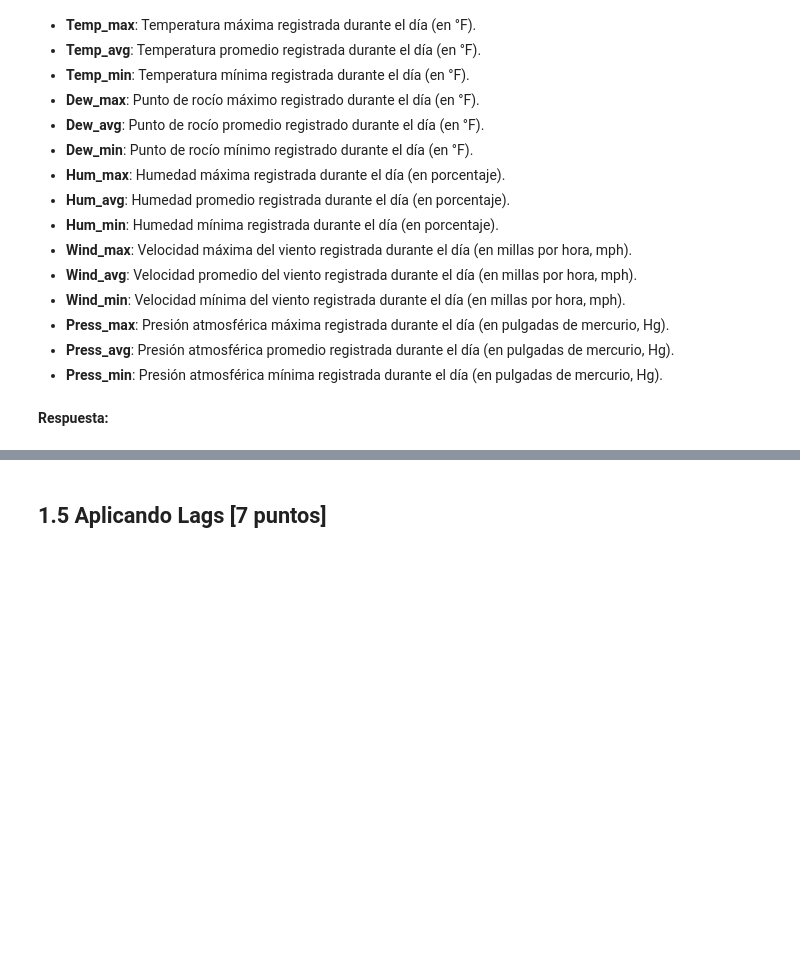
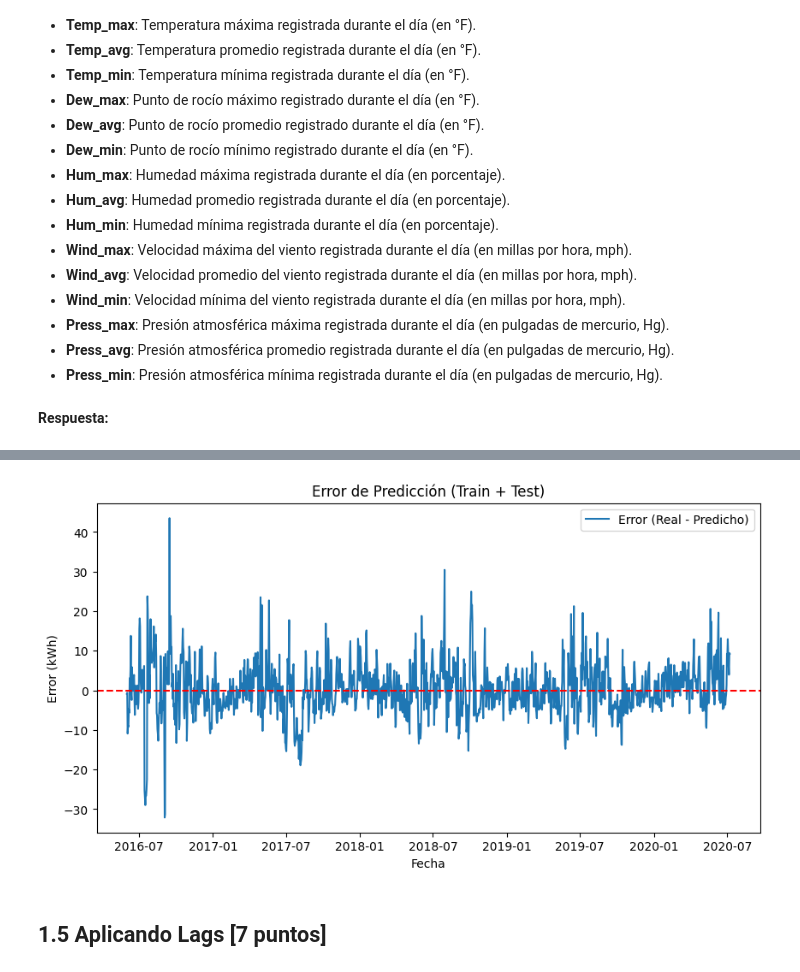
Before and after one commit to jp835/Repositorio-laboratorio-de-programaci-n-cient-fica-grupo-LosTcg, a Jupyter notebook: Lab 10/Lab10_enunciado.ipynb, the cells around one changed output, grey strips where cells are left out. Drawn from its saved outputs; the diff is of its cells as text; code cells hidden in the pictures; blank space fills up the shorter version.

```diff
--- a/Lab 10/Lab10_enunciado.ipynb
+++ b/Lab 10/Lab10_enunciado.ipynb
@@ -414,3 +531,17 @@ ModuleNotFoundError: No module named 'prophet'
+# %%
+# 4 Graficar errores
+results['error'] = results['y'] - results['yhat']
+
+plt.figure(figsize=(10,5))
+plt.plot(results['ds'], results['error'], label='Error (Real - Predicho)')
+plt.axhline(0, color='red', linestyle='--')
+plt.title("Error de Predicción (Train + Test)")
+plt.xlabel("Fecha")
+plt.ylabel("Error (kWh)")
+plt.legend()
+plt.show()
+# %% [output]
+[figure, added]
 # %% [markdown]
 ## 1.5 Aplicando Lags [7 puntos]
 # %% [markdown]
```
Also changed, not shown: parts of 35 cells of this notebook.
